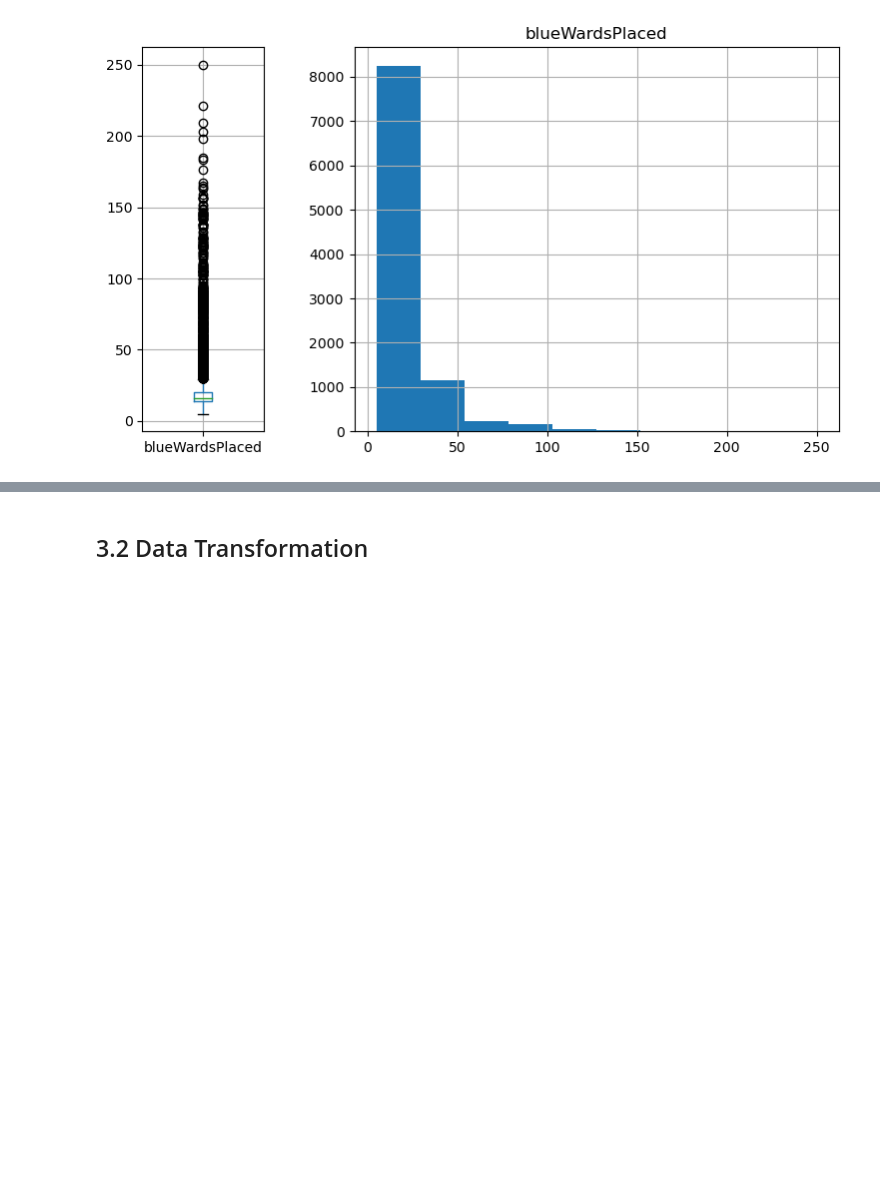
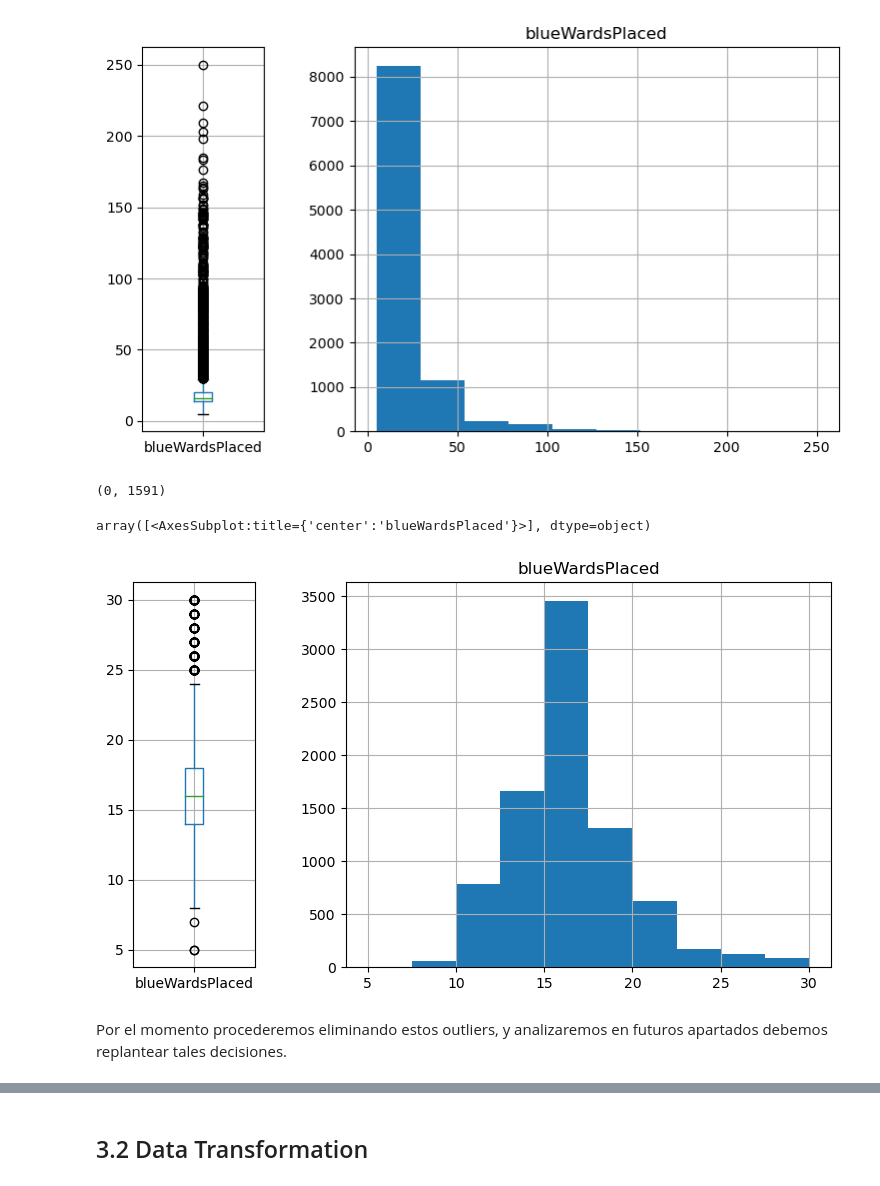
Before and after one commit to 0J0P0/Machine-Learning-Project, a Jupyter notebook: project.ipynb, the cells around one changed output, grey strips where cells are left out. Cells and saved outputs as stored; diff of their text form; code cells hidden in the pictures; blank space fills up the shorter version.

```diff
--- a/project.ipynb
+++ b/project.ipynb
@@ -269,3 +272,25 @@ dataset.hist(column='blueWardsPlaced', ax=axes[1])
 # %% [output]
 array([<AxesSubplot:title={'center':'blueWardsPlaced'}>], dtype=object)
 [figure]
+# %%
+Q1 = dataset['blueWardsPlaced'].quantile(0.25)
+Q3 = dataset['blueWardsPlaced'].quantile(0.75)
+IQR = Q3 - Q1
+
+Q1, Q3, IQR
+
+small_outliers = dataset['blueWardsPlaced'] < (Q1 - 1.75 * IQR)
+big_outliers = dataset['blueWardsPlaced'] > (Q3 + 1.75 * IQR)
+
+sum(small_outliers), sum(big_outliers)
+# %% [output]
+(0, 1591)
+# %%
+fig, axes= plt.subplots(1,2, gridspec_kw={'width_ratios': [1, 4]}, figsize=(9,5))
+dataset[~(small_outliers | big_outliers)].boxplot(column='blueWardsPlaced',ax=axes[0])
+dataset[~(small_outliers | big_outliers)].hist(column='blueWardsPlaced', ax=axes[1])
+# %% [output]
+array([<AxesSubplot:title={'center':'blueWardsPlaced'}>], dtype=object)
+[figure, added]
+# %% [markdown]
+Por el momento procederemos eliminando estos outliers, y analizaremos en futuros apartados debemos replantear tales decisiones.
```
Also changed, not shown: parts of 21 cells of this notebook.
